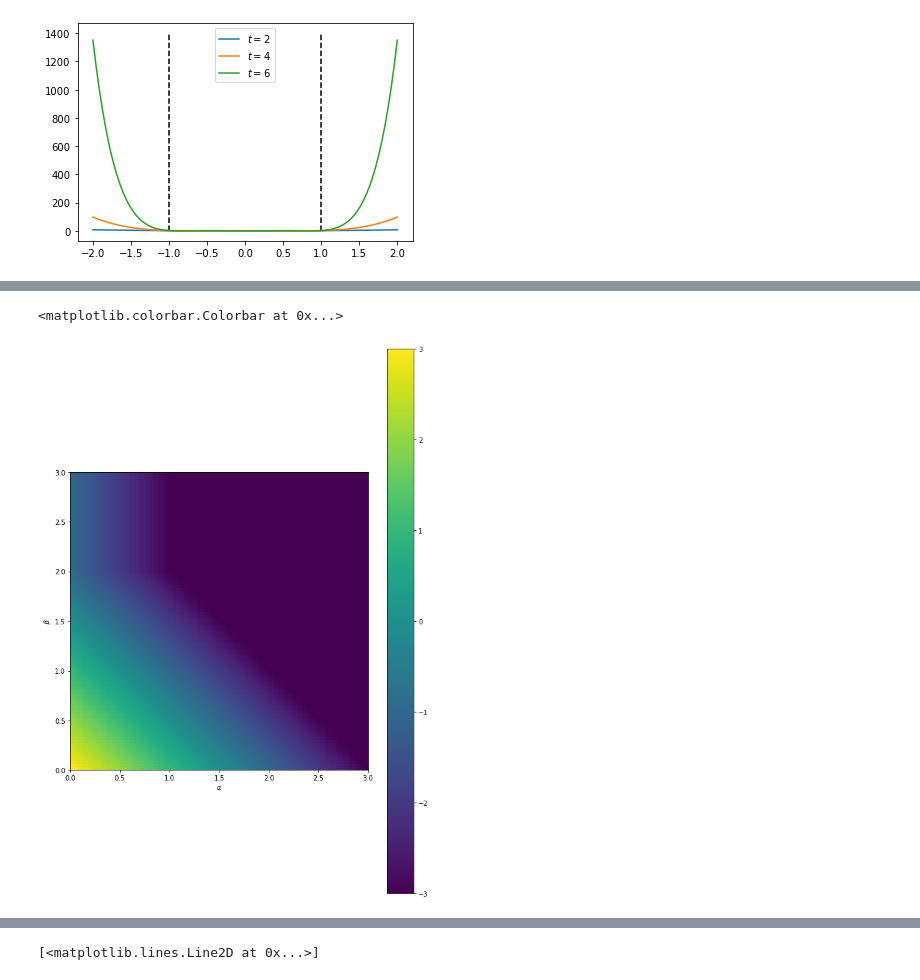
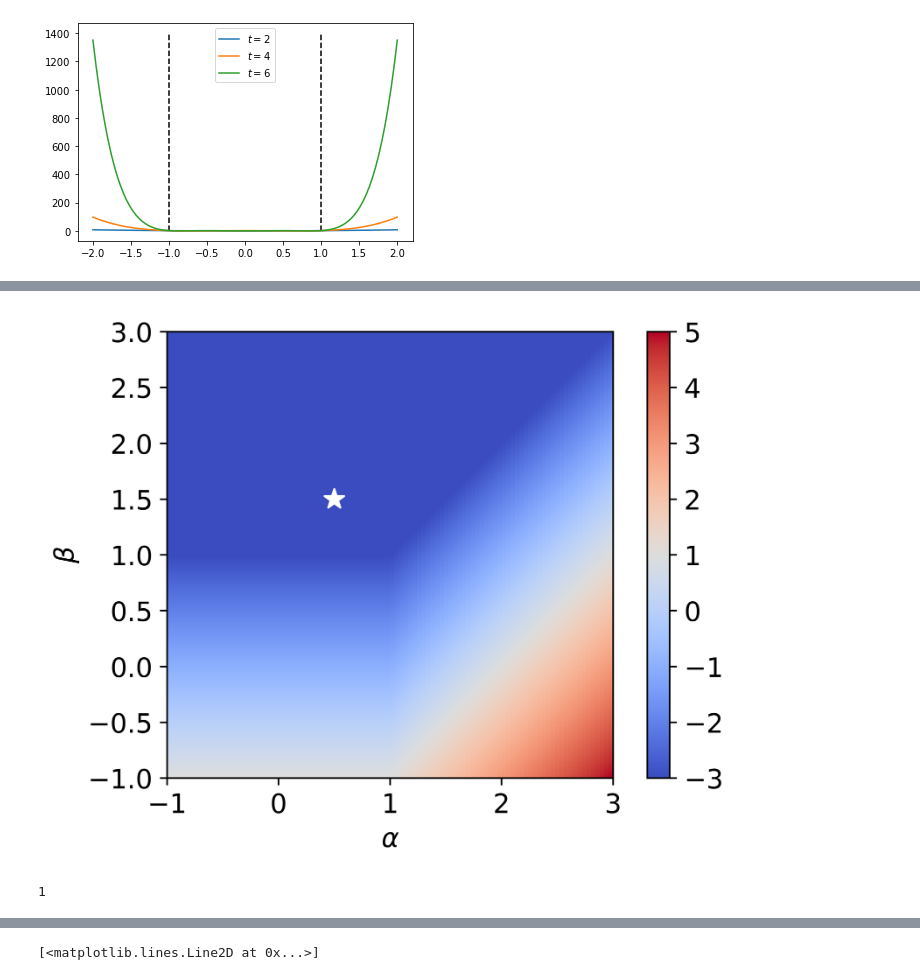
Before and after one commit to leonardocunha2107/Average-Case, a Jupyter notebook: random_figs.ipynb, the cells around one changed output, grey strips where cells are left out. Cells and saved outputs as stored; diff of their text form; code cells hidden in the pictures.

```diff
--- a/random_figs.ipynb
+++ b/random_figs.ipynb
@@ -46,23 +53,22 @@ plt.legend()
 <matplotlib.legend.Legend at 0x...>
 [figure]
 # %%
+from scipy.special import beta as fbeta
+matplotlib.rcParams.update({'font.size': 30})
 
 eps=1e-6
 area_idx=10 ##actually interpolate index
 true_area_idx=15
 t=np.linspace(-1+eps,1-eps,200,endpoint=True)
-y1=((1-t)**0.5)*((1+t)**(2))
-y2=((1-t)**1.0)*((1+t)**(1.5))
+y1=((1-t)**0.5)*((1+t)**(2))/fbeta(3,1.5)
+y2=((1-t)**1.0)*((1+t)**(-0.5))/fbeta(0.5,2)
 
 t2=np.concatenate((t[:area_idx],t[-area_idx:]))
 
-y3=((1-t2)**1.0)*((1+t2)**(1.5))
-#f=interp1d(t2,y3)
-f=CubicSpline(t2,y3)
-y3=f(t)
-#y3=barycentric_interpolate(t2,y3,t)
+y3=((1-t)**1.0)*((1+t)**(1.5))/fbeta(2.5,2)
 
-plt.figure(figsize=(15,10))
+
+plt.figure(figsize=(30,20))
 c1,c2,c3='b','r','g'
 plt.plot(t,y3,c=c3)
 plt.plot(t,y2,c=c2)
@@ -76,4 +82,6 @@ plt.fill_between(t[-true_area_idx:],y2[-true_area_idx:],color=c2,alpha=alpha)
 
 plt.fill_between(t[:true_area_idx],y3[:true_area_idx],color=c3,alpha=alpha)
 plt.fill_between(t[-true_area_idx:],y3[-true_area_idx:],color=c3,alpha=alpha)
+plt.ylim(0,11)
+plt.xticks(np.linspace(-1,1,5),[str(t) for t in np.linspace(0,1,5)])
 # %% [output]
@@ -82,26 +99,36 @@ plt.fill_between(t[-true_area_idx:],y3[-true_area_idx:],color=c3,alpha=alpha)
 # %%
 def rates(xi,tau,alpha,beta):
     if alpha<tau+1/2 and beta<xi+1/2:
         return -1-2*beta
     if alpha==tau+1/2 and beta==xi+1/2:
         return -2*(xi+1)
     return 2*(max(alpha-beta-tau,-xi)-1)
+import matplotlib
+matplotlib.rcParams.update({'font.size': 13})
 
-plt.figure(figsize=(10,15))
+plt.figure(dpi=700)
 
-N,M=100,100
+N,M=100,1000
 xi,tau=1/2,0.5
-alpha_axis=np.linspace(0,3,N)
-beta_axis=np.linspace(0,3.0,M)
-im=np.zeros((N,M))
-extent=[beta_axis[0],beta_axis[-1],alpha_axis[0],alpha_axis[-1]]
+alpha_axis=np.linspace(-1,3.0,N)
+beta_axis=np.linspace(-1,3.0,M)
+im=np.zeros((M,N))
+extent=[alpha_axis[0],alpha_axis[-1],beta_axis[0],beta_axis[-1]]
 for i in range(N):
     for j in range(M):
-        im[i,j]=rates(xi,tau,alpha_axis[i],beta_axis[j])
-plt.imshow(im,interpolation='nearest',extent=extent)
+        im[j,i]=rates(xi,tau,alpha_axis[i],beta_axis[j])
+
+
+#plt.xticks([0,1,2,3,4])
+im=plt.imshow(im,origin='lower',interpolation='nearest',extent=extent,cmap='coolwarm')
+plt.scatter([1/2],[3/2],s=100,marker='*',c='w',label='optimum')
 plt.xlabel(r'$\alpha$')
 plt.ylabel(r'$\beta$')
-plt.colorbar()
+plt.colorbar(im,shrink=1.0)
+plt.savefig('rates.pdf')
 # %% [output]
-<matplotlib.colorbar.Colorbar at 0x...>
-[figure, old version]
+[figure, new version]
+# %%
+rates(xi,tau,-1,-1)
+# %% [output]
+1
```
Also changed, not shown: parts of 7 cells of this notebook, 22 other files.
